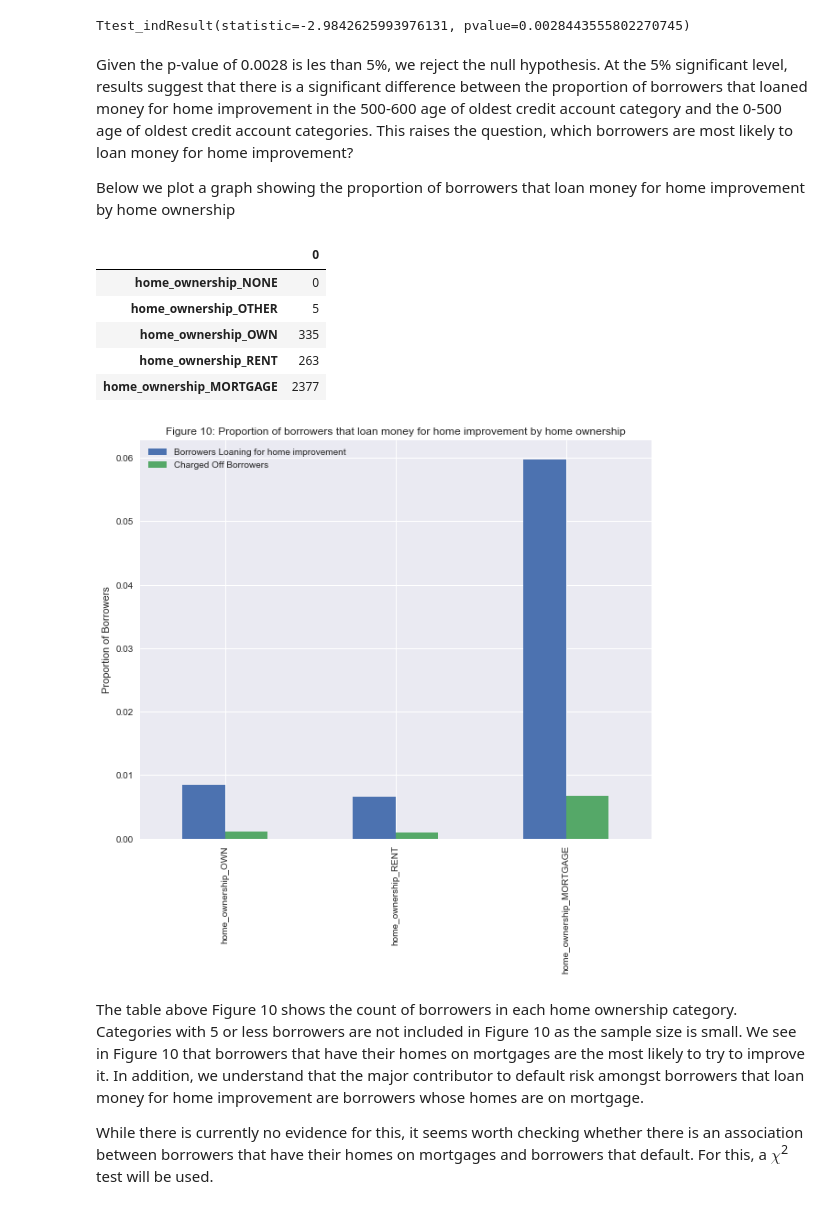
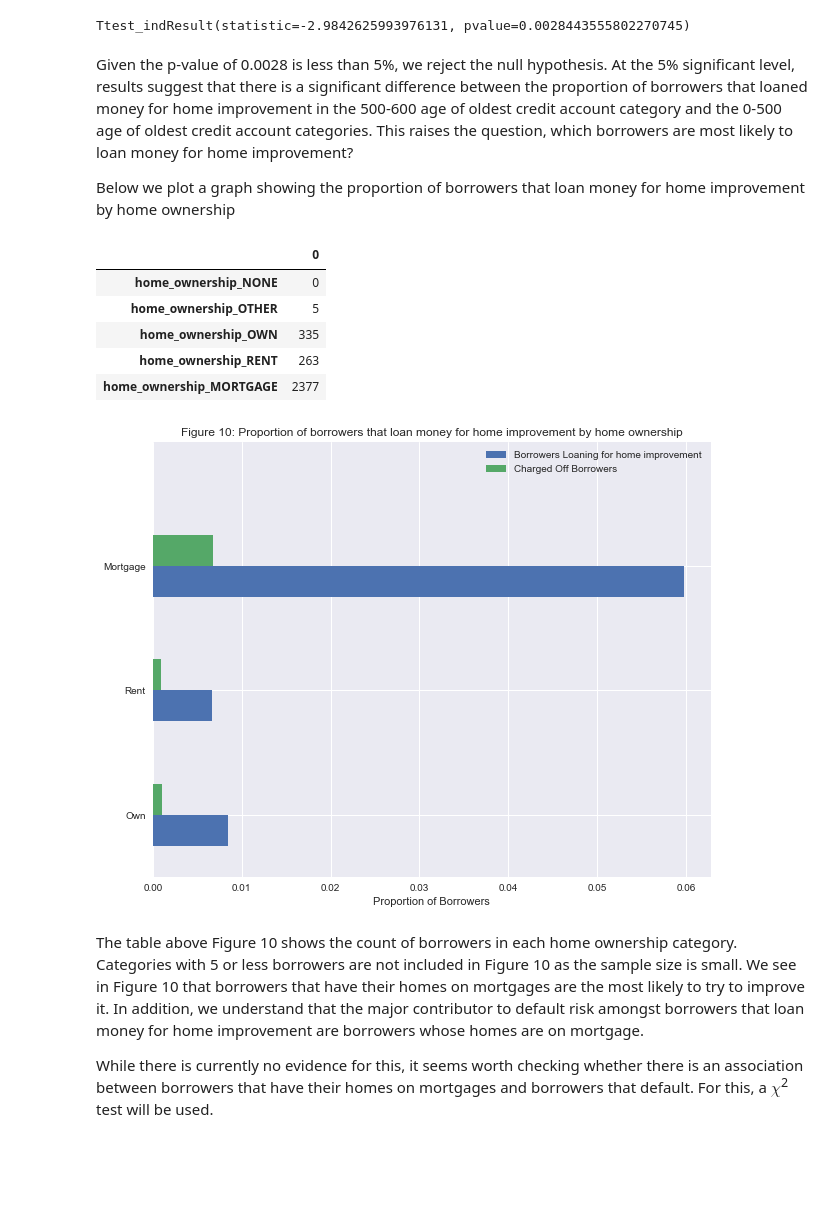
Before and after one commit to paulb17/Springboard, a Jupyter notebook: Capstone Project 1/Data_Exploration.ipynb, the cells around one changed output. Drawn from its saved outputs; the diff is of its cells as text; code cells hidden in the pictures; blank space fills up the shorter version.

```diff
--- a/Capstone Project 1/Data_Exploration.ipynb
+++ b/Capstone Project 1/Data_Exploration.ipynb
@@ -85,6 +85,7 @@ FICO scores are used by many lenders to determine how risky a borrower is. For t
 # filtering fully paid borrowers and charged off borrowers
 fully_paid = loan_data[loan_data['loan_status'] == 1]
 charged_off = loan_data[loan_data['loan_status'] == 0]
+
 
 # creating box-plot and violin plot
 plt.figure(figsize = (10,8))
@@ -95,6 +96,7 @@ sns.boxplot(x="loan_status", y='fico_average', data = loan_data,
 
 plt.title('Figure 1: FICO Scores by loan status')
 plt.ylabel("FICO Score")
-plt.xlabel('loan status')
+plt.xlabel('Loan status')
 plt.xticks([0, 1], ['Charged Off', "Fully Paid"])
+plt.rcParams.update({'font.size': 40})
 # %% [output]
@@ -477,7 +477,7 @@ st.ttest_ind(age_below_500.purpose_home_improvement, age_500_600.purpose_home_im
 # %% [output]
 Ttest_indResult(statistic=-2.9842625993976131, pvalue=0.0028443555802270745)
 # %% [markdown]
-Given the p-value of 0.0028 is les than 5%, we reject the null hypothesis. At the 5% significant level, results suggest that there is a significant difference between the proportion of borrowers that loaned money for home improvement in the 500-600 age of oldest credit account category and the 0-500 age of oldest credit account categories. This raises the question, which borrowers are most likely to loan money for home improvement?
+Given the p-value of 0.0028 is less than 5%, we reject the null hypothesis. At the 5% significant level, results suggest that there is a significant difference between the proportion of borrowers that loaned money for home improvement in the 500-600 age of oldest credit account category and the 0-500 age of oldest credit account categories. This raises the question, which borrowers are most likely to loan money for home improvement?
 
 
 Below we plot a graph showing the proportion of borrowers that loan money for home improvement by home ownership
@@ -493,37 +493,39 @@ for column_name in loan_data.columns.tolist():
 home_improvers = loan_data[loan_data.purpose_home_improvement ==1]
 home_improvers_C = home_improvers[home_improvers['loan_status'] == 0]
 
 # counting the number of home improvers
 home_improvers_sum = home_improvers[home_ownerships].sum()
 home_improvers_sum.loc['home_ownership_MORTGAGE'] = len(home_improvers) - home_improvers_sum.sum()
 
 # creating a dataframe of total home owners in each catagory
 home_owners_T_sum = loan_data[home_ownerships].sum()
 home_owners_T_sum.loc['home_ownership_MORTGAGE'] = len(loan_data) - home_owners_T_sum.sum()
 
 # calculating proportions for comparison
 proportions = home_improvers_sum/home_owners_T_sum.sum()
 
 home_improvers_C_sum = home_improvers_C[home_ownerships].sum()
 home_improvers_C_sum.loc['home_ownership_MORTGAGE'] = len(home_improvers_C) - home_improvers_C_sum.sum()
 proportions_charged_off = home_improvers_C_sum/home_owners_T_sum.sum()
 
 # creating figures
 temp = pd.concat([proportions, proportions_charged_off], axis=1)
-ax = temp.iloc[2:].plot(kind = 'bar', figsize=(10,8))
-ax.legend(['Borrowers Loaning for home improvement', 'Charged Off Borrowers'])
+ax = temp.iloc[2:].plot(kind = 'barh', figsize=(10,8))
+ax.legend(['Borrowers Loaning for home improvement', 'Charged Off Borrowers'], loc = 0)
 plt.title('Figure 10: Proportion of borrowers that loan money for home improvement by home ownership')
-plt.ylabel('Proportion of Borrowers')
+plt.xlabel('Proportion of Borrowers')
+plt.yticks([0,1,2], ['Own', 'Rent', 'Mortgage'])
+plt.ylim([-0.5, 3])
 
 pd.DataFrame(home_improvers_sum)
 # %% [output]
 |  | 0 |
 | home_ownership_NONE | 0 |
 | home_ownership_OTHER | 5 |
 | home_ownership_OWN | 335 |
 | home_ownership_RENT | 263 |
 | home_ownership_MORTGAGE | 2377 |
-[figure, old version]
+[figure, new version]
 # %% [markdown]
 The table above Figure 10 shows the count of borrowers in each home ownership category. Categories with 5 or less borrowers are not included in Figure 10 as the sample size is small. We see in Figure 10 that borrowers that have their homes on mortgages are the most likely to try to improve it. In addition, we understand that the major contributor to default risk amongst borrowers that loan money for home improvement are borrowers whose homes are on mortgage.
 
```
Also changed, not shown: parts of 12 cells of this notebook, 16 other files.
